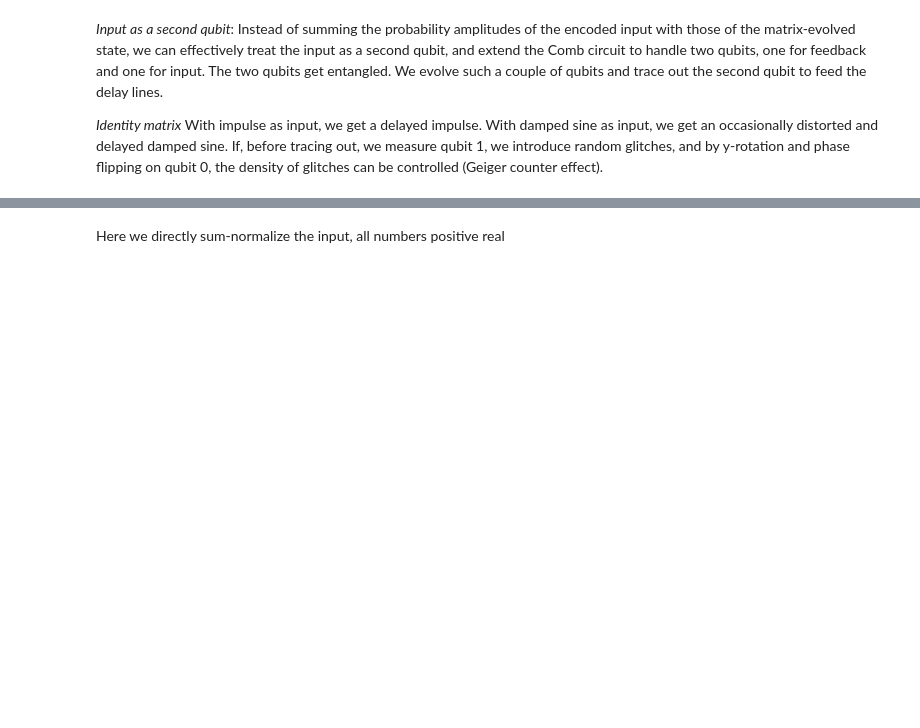
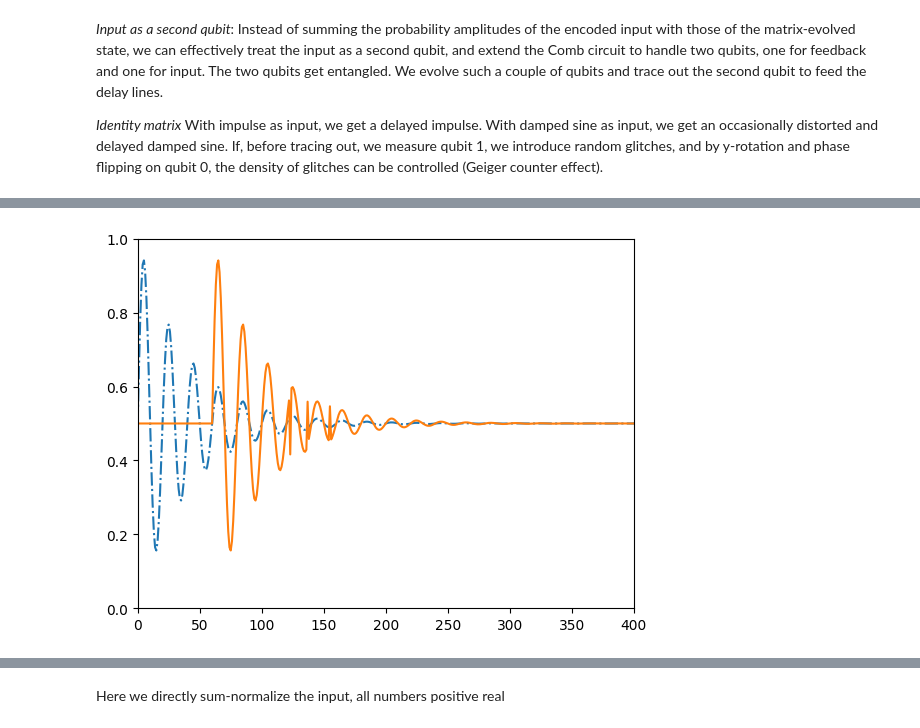
Before and after one commit to cerkut/QFDN, a Jupyter notebook: QFDN.ipynb, the cells around one changed output, grey strips where cells are left out. Drawn from its saved outputs; the diff is of its cells as text; code cells hidden in the pictures; blank space fills up the shorter version.

```diff
--- a/QFDN.ipynb
+++ b/QFDN.ipynb
@@ -313,8 +336,11 @@ for n in range(timeSpan):
     if not Statevector(stateIn).is_valid():
         print("Invalid")
 plt.plot(output)
-sd.play(output-1/np.sqrt(2), fs)
 Comb.draw()
-plt.savefig('comb1qubit2DelaysEnt.pdf')
-UF.wavwrite(output-1/2, fs, "comb1qubit2DelaysEnt.wav")
+if play_sound:
+    sd.play(output - 1 / 2, fs)
+if save_figure:
+    plt.savefig('comb1qubit2DelaysEnt.pdf')
+if save_sound:
+    UF.wavwrite(output-1/2, fs, "comb1qubit2DelaysEnt.wav")
 # %% [output]
@@ -322,3 +347,4 @@ UF.wavwrite(output-1/2, fs, "comb1qubit2DelaysEnt.wav")
+[figure, added]
 # %% [markdown]
 ### Minimal QFDN in state space form
 One qubit delayed by two equal-length (2 samples) delay lines. Excluding input and output, the feedback delay loop corresponds to repeated evolution of a two-qubit quantum state, which is specified by the four probability amplitudes stored in each of the ($2 \times 2$)  delay units.
```
Also changed, not shown: parts of 29 cells of this notebook, 2 other files.
